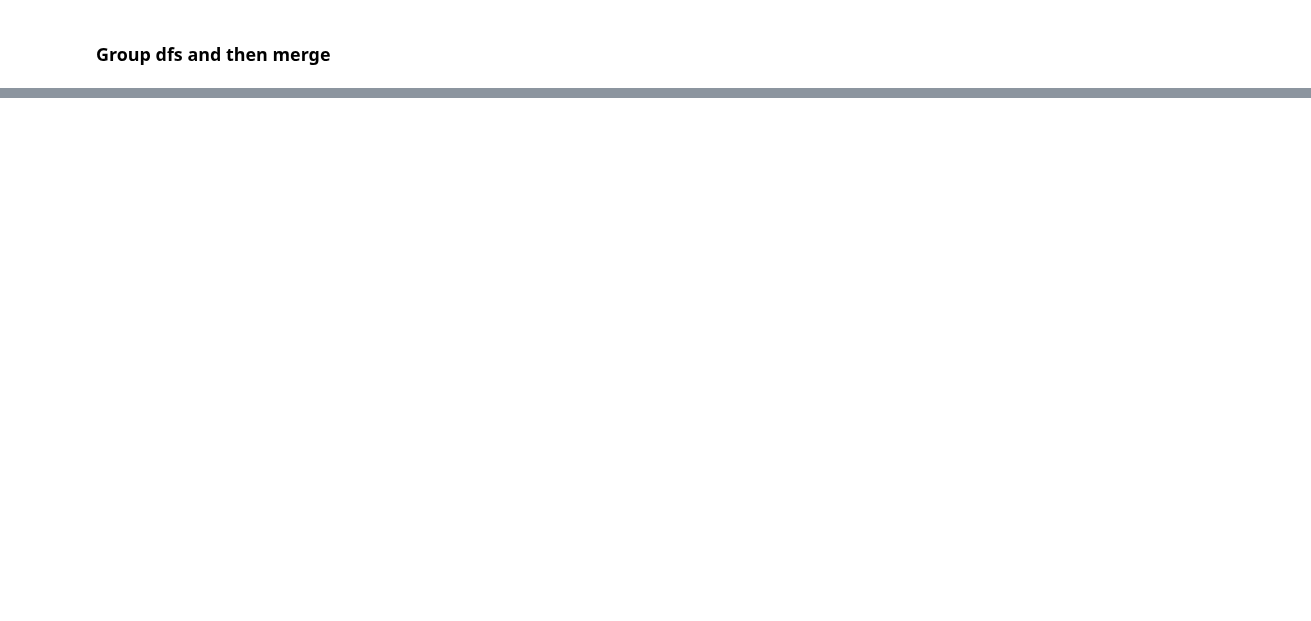
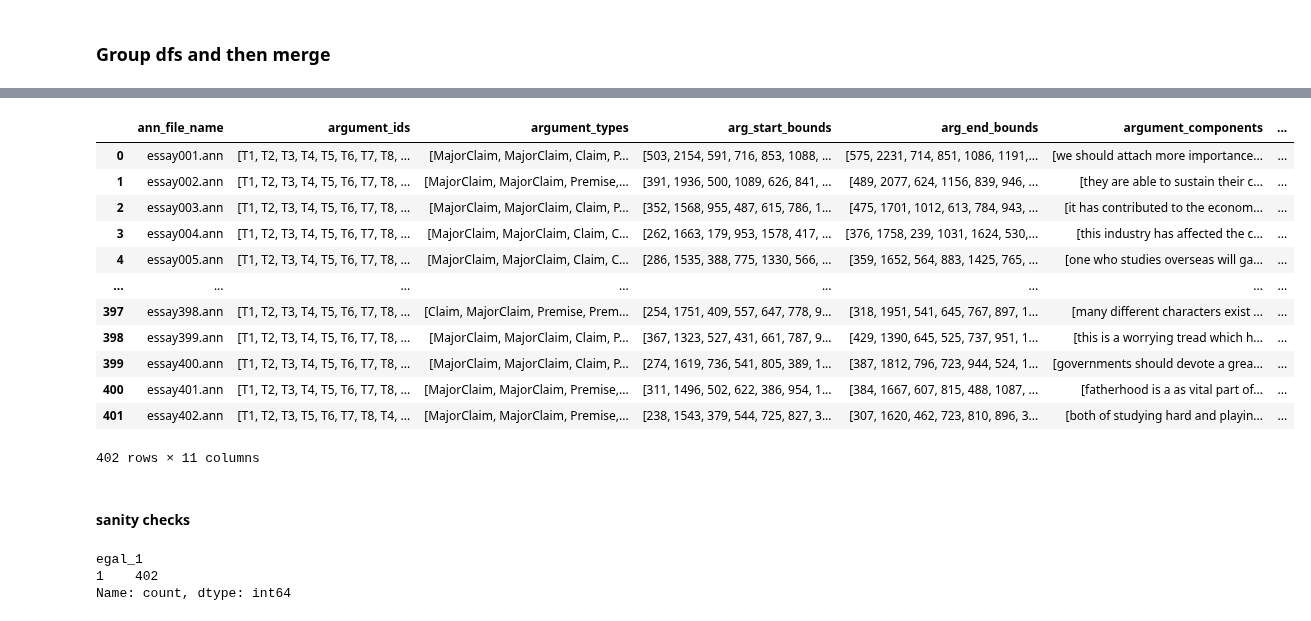
Before and after one commit to mohammadoumar/am_reasoning, a Jupyter notebook: notebooks/build_pe_dataset.ipynb, the cells around one changed output, grey strips where cells are left out. Saved outputs shown, nothing was run; the diff lists cells and outputs as text; code cells hidden in the pictures; blank space fills up the shorter version.

```diff
--- a/notebooks/build_pe_dataset.ipynb
+++ b/notebooks/build_pe_dataset.ipynb
@@ -202,0 +359,22 @@ essays_df.columns = ["file_name", "essay_title", "essay_text"]
+# %%
+merged_df.columns = ['ann_file_name', 'argument_ids', 'argument_types', 'arg_start_bounds',
+       'arg_end_bounds', 'argument_components', 'source_args', 'target_args',
+       'relation_types', 'essay_title', 'essay_text']
+# %%
+merged_df
+# %% [output]
+|  | ann_file_name | argument_ids | argument_types | arg_start_bounds | arg_end_bounds | argument_components | ... |
+| 0 | essay001.ann | [T1, T2, T3, T4, T5, T6, T7, T8, ... | [MajorClaim, MajorClaim, Claim, P... | [503, 2154, 591, 716, 853, 1088, ... | [575, 2231, 714, 851, 1086, 1191,... | [we should attach more importance... | ... |
+| 1 | essay002.ann | [T1, T2, T3, T4, T5, T6, T7, T8, ... | [MajorClaim, MajorClaim, Premise,... | [391, 1936, 500, 1089, 626, 841, ... | [489, 2077, 624, 1156, 839, 946, ... | [they are able to sustain their c... | ... |
+| 2 | essay003.ann | [T1, T2, T3, T4, T5, T6, T7, T8, ... | [MajorClaim, MajorClaim, Claim, P... | [352, 1568, 955, 487, 615, 786, 1... | [475, 1701, 1012, 613, 784, 943, ... | [it has contributed to the econom... | ... |
+| 3 | essay004.ann | [T1, T2, T3, T4, T5, T6, T7, T8, ... | [MajorClaim, MajorClaim, Claim, C... | [262, 1663, 179, 953, 1578, 417, ... | [376, 1758, 239, 1031, 1624, 530,... | [this industry has affected the c... | ... |
+| 4 | essay005.ann | [T1, T2, T3, T4, T5, T6, T7, T8, ... | [MajorClaim, MajorClaim, Claim, C... | [286, 1535, 388, 775, 1330, 566, ... | [359, 1652, 564, 883, 1425, 765, ... | [one who studies overseas will ga... | ... |
+| ... | ... | ... | ... | ... | ... | ... | ... |
+| 397 | essay398.ann | [T1, T2, T3, T4, T5, T6, T7, T8, ... | [Claim, MajorClaim, Premise, Prem... | [254, 1751, 409, 557, 647, 778, 9... | [318, 1951, 541, 645, 767, 897, 1... | [many different characters exist ... | ... |
+| 398 | essay399.ann | [T1, T2, T3, T4, T5, T6, T7, T8, ... | [MajorClaim, MajorClaim, Claim, P... | [367, 1323, 527, 431, 661, 787, 9... | [429, 1390, 645, 525, 737, 951, 1... | [this is a worrying tread which h... | ... |
+| 399 | essay400.ann | [T1, T2, T3, T4, T5, T6, T7, T8, ... | [MajorClaim, MajorClaim, Claim, P... | [274, 1619, 736, 541, 805, 389, 1... | [387, 1812, 796, 723, 944, 524, 1... | [governments should devote a grea... | ... |
+| 400 | essay401.ann | [T1, T2, T3, T4, T5, T6, T7, T8, ... | [MajorClaim, MajorClaim, Premise,... | [311, 1496, 502, 622, 386, 954, 1... | [384, 1667, 607, 815, 488, 1087, ... | [fatherhood is a as vital part of... | ... |
+| 401 | essay402.ann | [T1, T2, T3, T5, T6, T7, T8, T4, ... | [MajorClaim, MajorClaim, Premise,... | [238, 1543, 379, 544, 725, 827, 3... | [307, 1620, 462, 723, 810, 896, 3... | [both of studying hard and playin... | ... |
+402 rows × 11 columns
+# %% [markdown]
+#### sanity checks
@@ -202,0 +387,6 @@ essays_df.columns = ["file_name", "essay_title", "essay_text"]
+# %%
+merged_df['egal_1'].value_counts()
+# %% [output]
+egal_1
+1    402
+Name: count, dtype: int64
```
Also changed, not shown: parts of 39 cells of this notebook, 2 other files.
